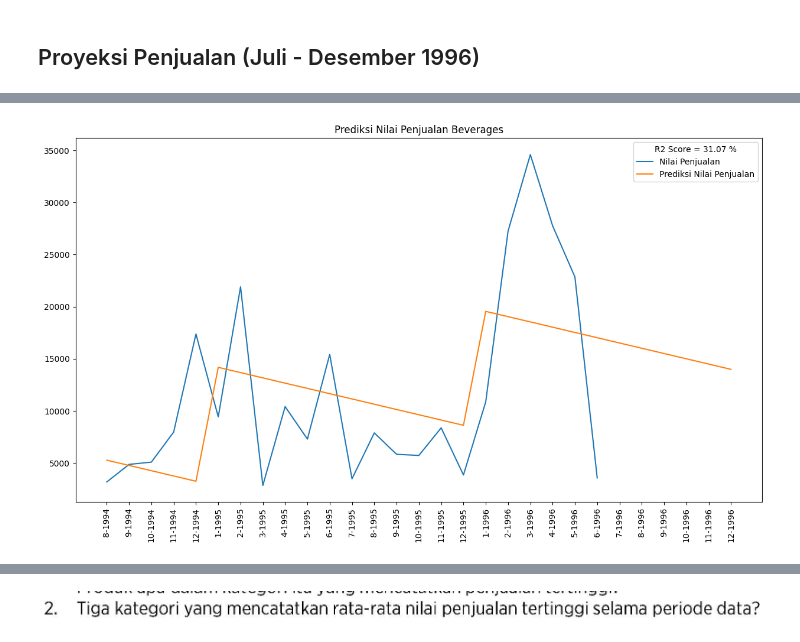
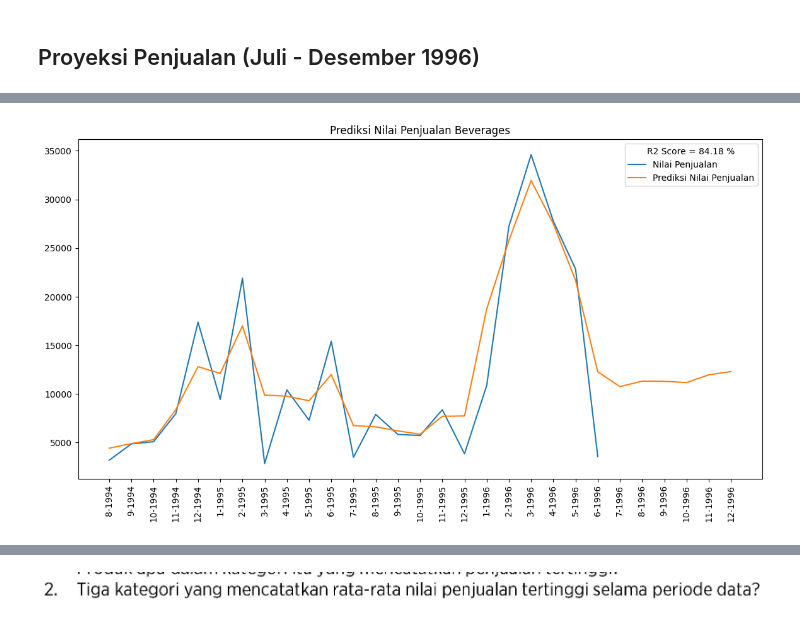
Before and after one commit to StefannusChristian/Data-Mining, a Jupyter notebook: UTS/uts.ipynb, the cells around one changed output, grey strips where cells are left out. Saved outputs shown, nothing was run; the diff lists cells and outputs as text; code cells hidden in the pictures.

```diff
--- a/UTS/uts.ipynb
+++ b/UTS/uts.ipynb
@@ -12,3 +11,5 @@ from sklearn.preprocessing import StandardScaler
+# %%
+plt.rcParams["figure.figsize"] = (14, 7)
 # %% [markdown]
 # Projek A
 # %% [markdown]
@@ -133,32 +133,28 @@ beverages_products_groupby
 # %%
 X = beverages_products_groupby[["Order Date Month","Order Date Year"]].values
 y = beverages_products_groupby["Nilai Penjualan"].values
-reg = LinearRegression().fit(X,y)
+reg = RandomForestRegressor()
+reg.fit(X,y)
 prediction_score = reg.score(X,y)*100
 # %%
-plt.figure(figsize=(15,8))
-x_test = np.array([
+x_predict = np.array([
     [7,1996],
     [8,1996],
     [9,1996],
     [10,1996],
     [11,1996],
     [12,1996]
 ])
-
-x_concat = np.concatenate((X,x_test),axis=0)
-
+x_concat = np.concatenate((X,x_predict),axis=0)
 x_label = [f'{i}-{j}' for i,j in x_concat]
 X_label = [f'{i}-{j}' for i,j in X]
-
 prediction = reg.predict(x_concat)
-
 plt.plot(X_label,y,label="Nilai Penjualan")
 plt.plot(x_label,prediction,label="Prediksi Nilai Penjualan")
 plt.xticks(rotation=90)
 plt.legend()
 plt.title("Prediksi Nilai Penjualan Beverages")
 plt.legend(title=f'R2 Score = {round(prediction_score,2)} %')
 plt.show()
 # %% [output]
-[figure, old version]
+[figure, new version]
```
Also changed, not shown: parts of 18 cells of this notebook, 3 other files.
